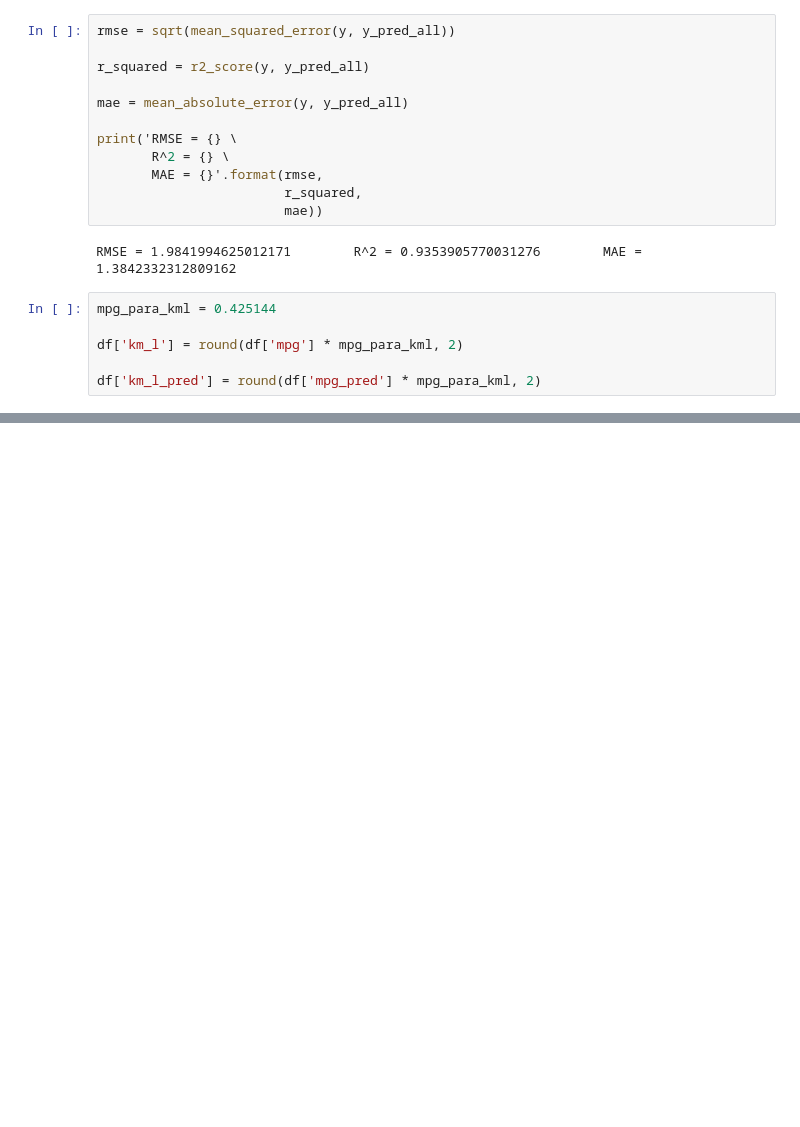
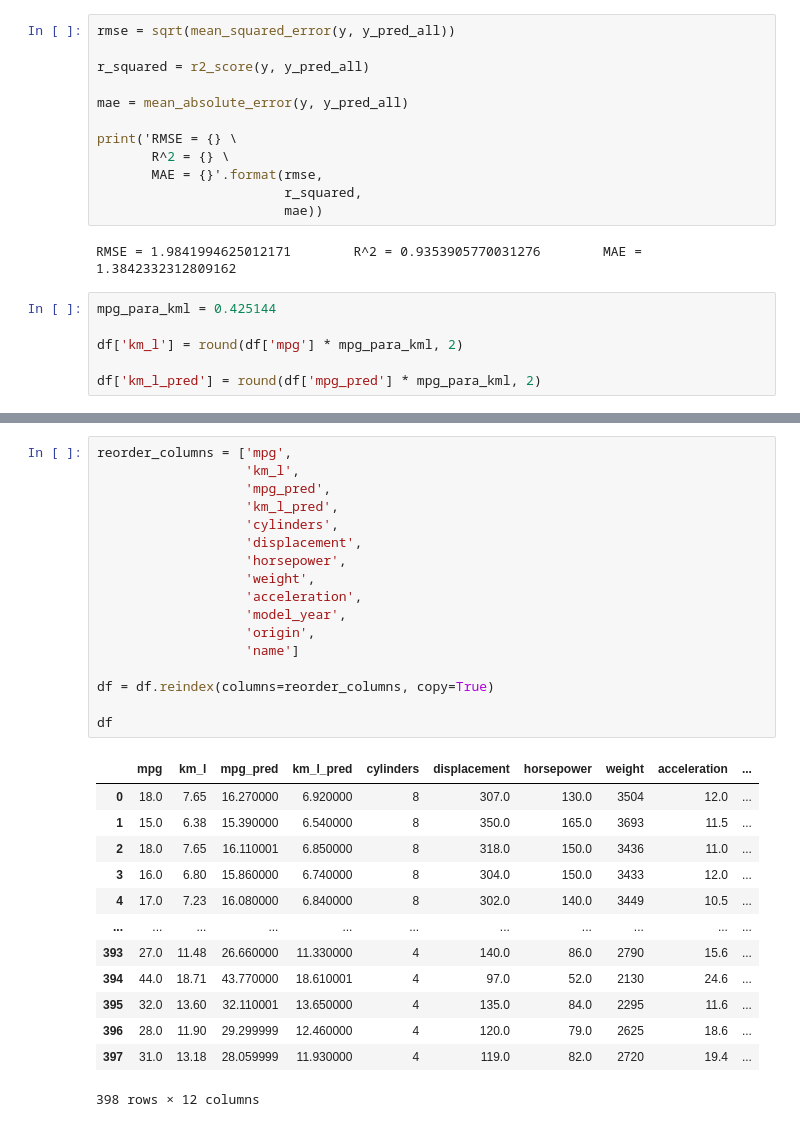
Before and after one commit to victorpecine/estudo_xgboost, a Jupyter notebook: mpg_xgboost.ipynb, the cells around one changed output, grey strips where cells are left out. Saved outputs shown, nothing was run; the diff lists cells and outputs as text; blank space fills up the shorter version.

```diff
--- a/mpg_xgboost.ipynb
+++ b/mpg_xgboost.ipynb
@@ -157,0 +143,31 @@ df
+# %%
+reorder_columns = ['mpg',
+                   'km_l',
+                   'mpg_pred',
+                   'km_l_pred',
+                   'cylinders',
+                   'displacement',
+                   'horsepower',
+                   'weight',
+                   'acceleration',
+                   'model_year',
+                   'origin',
+                   'name']
+
+df = df.reindex(columns=reorder_columns, copy=True)
+
+df
+# %% [output]
+|  | mpg | km_l | mpg_pred | km_l_pred | cylinders | displacement | horsepower | weight | acceleration | ... |
+| 0 | 18.0 | 7.65 | 16.270000 | 6.920000 | 8 | 307.0 | 130.0 | 3504 | 12.0 | ... |
+| 1 | 15.0 | 6.38 | 15.390000 | 6.540000 | 8 | 350.0 | 165.0 | 3693 | 11.5 | ... |
+| 2 | 18.0 | 7.65 | 16.110001 | 6.850000 | 8 | 318.0 | 150.0 | 3436 | 11.0 | ... |
+| 3 | 16.0 | 6.80 | 15.860000 | 6.740000 | 8 | 304.0 | 150.0 | 3433 | 12.0 | ... |
+| 4 | 17.0 | 7.23 | 16.080000 | 6.840000 | 8 | 302.0 | 140.0 | 3449 | 10.5 | ... |
+| ... | ... | ... | ... | ... | ... | ... | ... | ... | ... | ... |
+| 393 | 27.0 | 11.48 | 26.660000 | 11.330000 | 4 | 140.0 | 86.0 | 2790 | 15.6 | ... |
+| 394 | 44.0 | 18.71 | 43.770000 | 18.610001 | 4 | 97.0 | 52.0 | 2130 | 24.6 | ... |
+| 395 | 32.0 | 13.60 | 32.110001 | 13.650000 | 4 | 135.0 | 84.0 | 2295 | 11.6 | ... |
+| 396 | 28.0 | 11.90 | 29.299999 | 12.460000 | 4 | 120.0 | 79.0 | 2625 | 18.6 | ... |
+| 397 | 31.0 | 13.18 | 28.059999 | 11.930000 | 4 | 119.0 | 82.0 | 2720 | 19.4 | ... |
+398 rows × 12 columns
```
Also changed, not shown: parts of 5 cells of this notebook.
